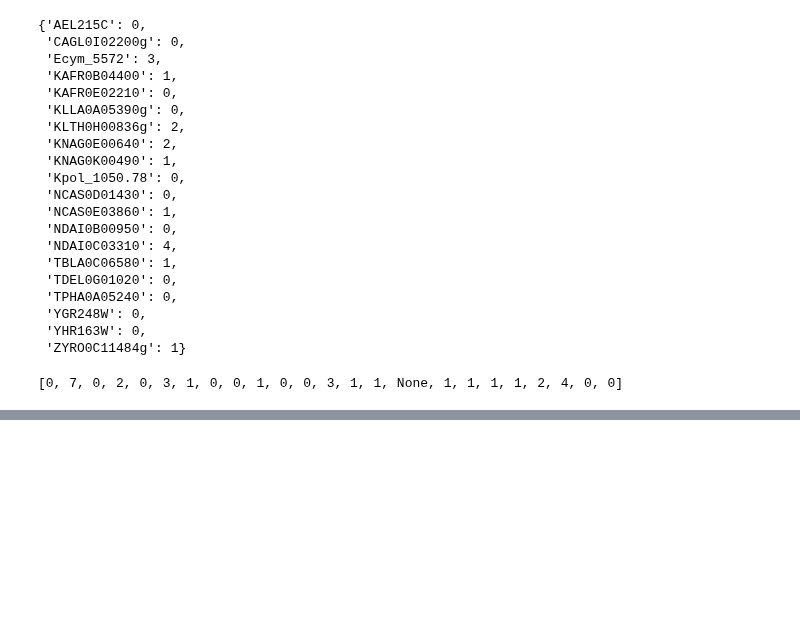
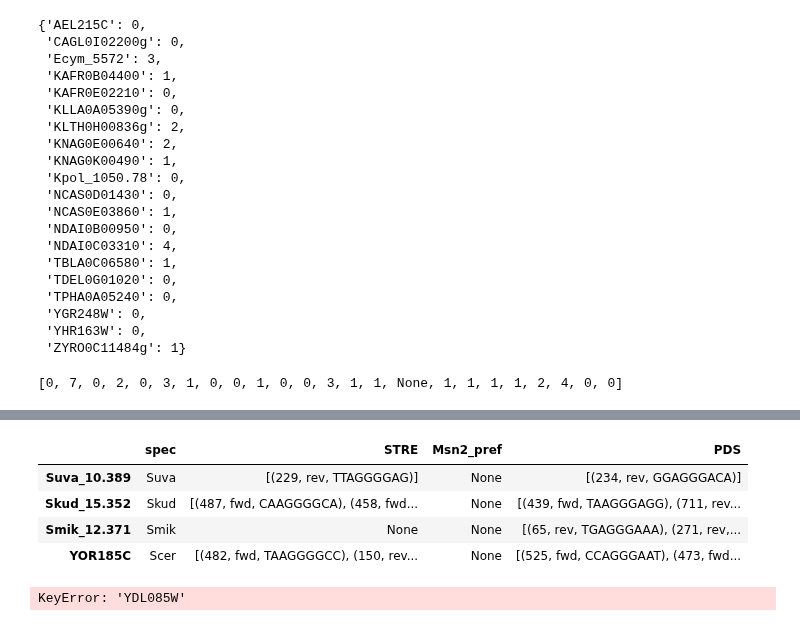
Before and after one commit to heineike02/yeast_esr_expression_analysis, a Jupyter notebook: scripts/20180201_promoter_motif_phylogeny.ipynb, the cells around one changed output, grey strips where cells are left out. Cells and saved outputs as stored; diff of their text form; code cells hidden in the pictures; blank space fills up the shorter version.

```diff
--- a/scripts/20180201_promoter_motif_phylogeny.ipynb
+++ b/scripts/20180201_promoter_motif_phylogeny.ipynb
@@ -512,0 +957,12 @@ binding_site_table.to_csv(os.path.normpath(data_processing_dir + 'promoter_phylo
+# %%
+output_dict['GSP2']
+# %% [output]
+|  | spec | STRE | Msn2_pref | PDS |
+| Suva_10.389 | Suva | [(229, rev, TTAGGGGAG)] | None | [(234, rev, GGAGGGACA)] |
+| Skud_15.352 | Skud | [(487, fwd, CAAGGGGCA), (458, fwd... | None | [(439, fwd, TAAGGGAGG), (711, rev... |
+| Smik_12.371 | Smik | None | None | [(65, rev, TGAGGGAAA), (271, rev,... |
+| YOR185C | Scer | [(482, fwd, TAAGGGGCC), (150, rev... | None | [(525, fwd, CCAGGGAAT), (473, fwd... |
+# %%
+output_dict[io_library.SC_orf_lookup_by_name(['NDE2'])[0]]
+# %% [output]
+KeyError: 'YDL085W'
```
Also changed, not shown: parts of 31 cells of this notebook, 8 other files.
